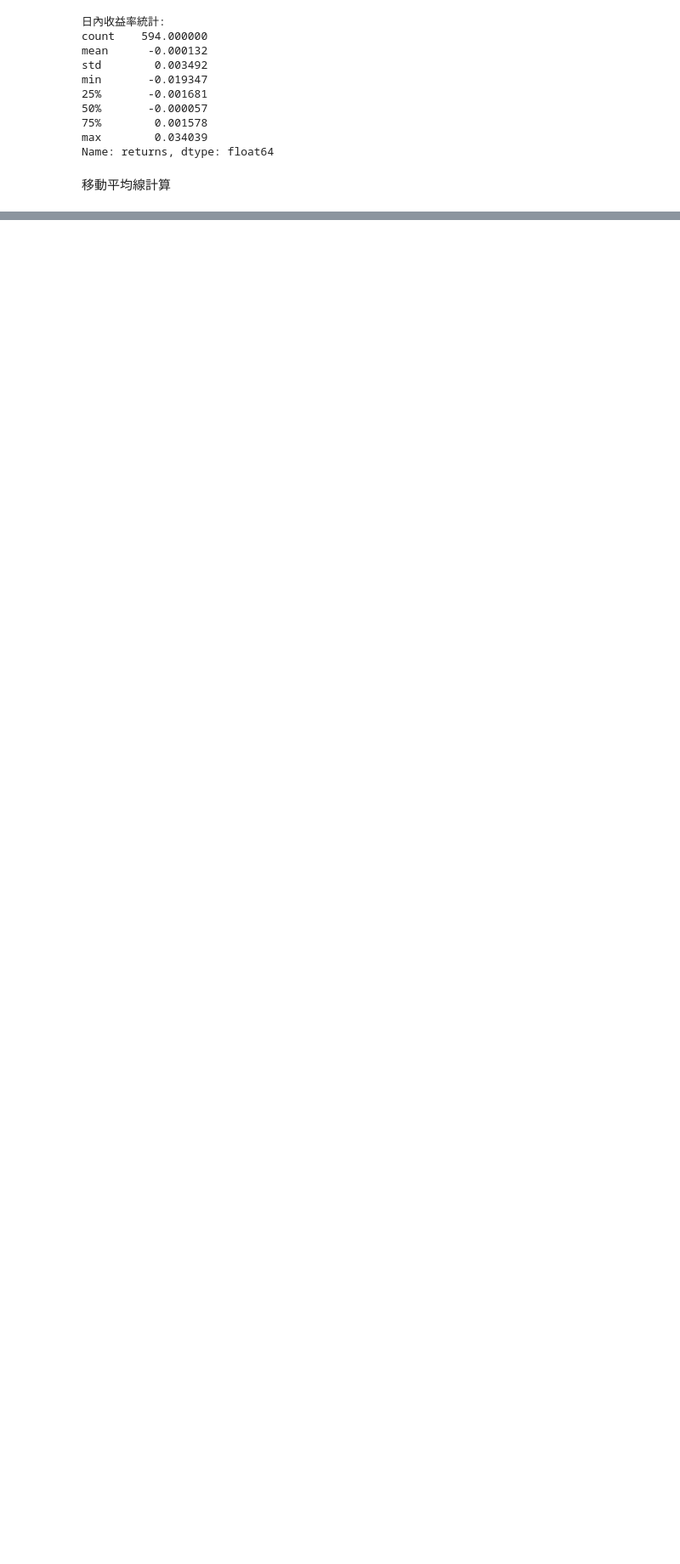
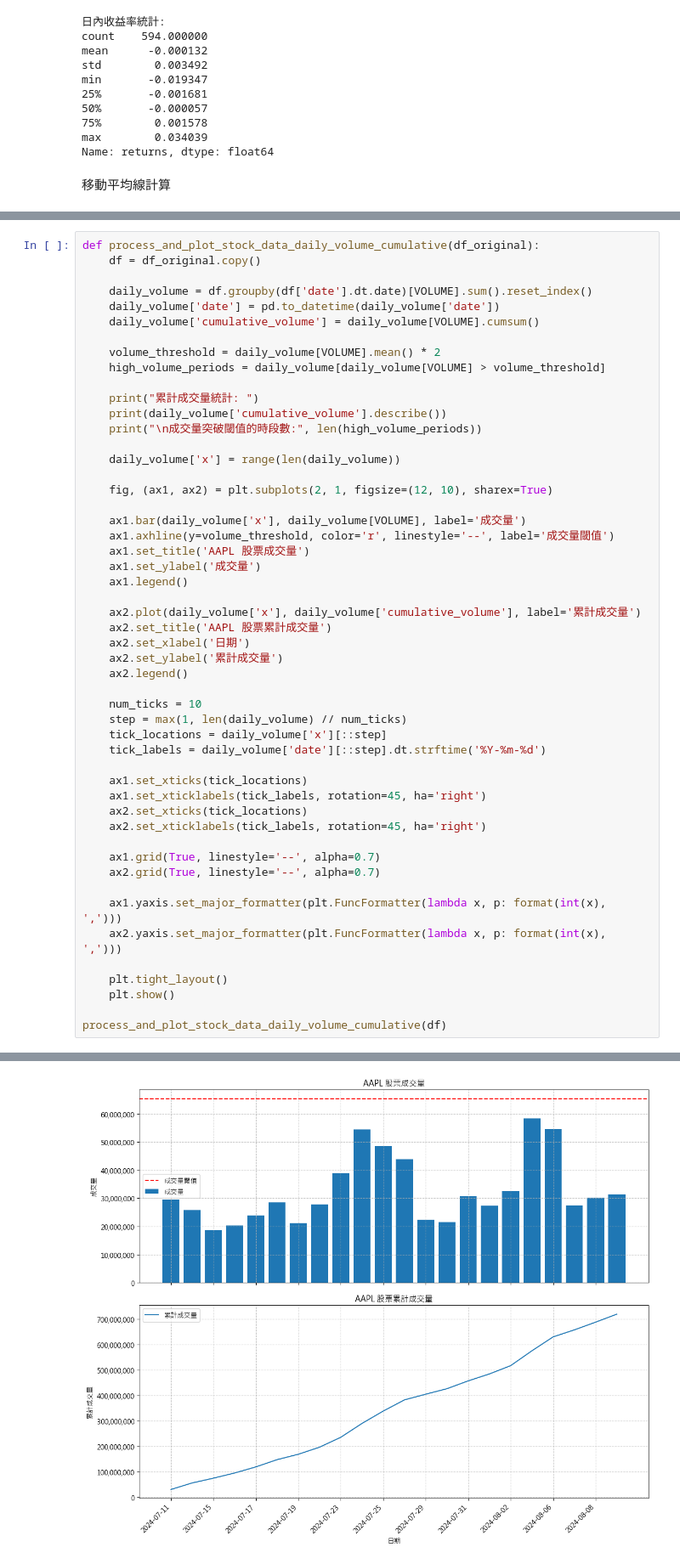
Before and after one commit to HankGuo93/stock-data-pipeline, a Jupyter notebook: stock_data_play_ground.ipynb, the cells around one changed output, grey strips where cells are left out. Shown at 85% size. Cells and saved outputs as stored; diff of their text form; blank space fills up the shorter version.

```diff
--- a/stock_data_play_ground.ipynb
+++ b/stock_data_play_ground.ipynb
@@ -194,0 +339,52 @@ Name: returns, dtype: float64
+# %%
+def process_and_plot_stock_data_daily_volume_cumulative(df_original):
+    df = df_original.copy()
+
+    daily_volume = df.groupby(df['date'].dt.date)[VOLUME].sum().reset_index()
+    daily_volume['date'] = pd.to_datetime(daily_volume['date'])
+    daily_volume['cumulative_volume'] = daily_volume[VOLUME].cumsum()
+
+    volume_threshold = daily_volume[VOLUME].mean() * 2
+    high_volume_periods = daily_volume[daily_volume[VOLUME] > volume_threshold]
+
+    print("累計成交量統計: ")
+    print(daily_volume['cumulative_volume'].describe())
+    print("\n成交量突破閾值的時段數:", len(high_volume_periods))
+
+    daily_volume['x'] = range(len(daily_volume))
+
+    fig, (ax1, ax2) = plt.subplots(2, 1, figsize=(12, 10), sharex=True)
+
+    ax1.bar(daily_volume['x'], daily_volume[VOLUME], label='成交量')
+    ax1.axhline(y=volume_threshold, color='r', linestyle='--', label='成交量閾值')
+    ax1.set_title('AAPL 股票成交量')
+    ax1.set_ylabel('成交量')
+    ax1.legend()
+
+    ax2.plot(daily_volume['x'], daily_volume['cumulative_volume'], label='累計成交量')
+    ax2.set_title('AAPL 股票累計成交量')
+    ax2.set_xlabel('日期')
+    ax2.set_ylabel('累計成交量')
+    ax2.legend()
+
+    num_ticks = 10
+    step = max(1, len(daily_volume) // num_ticks)
+    tick_locations = daily_volume['x'][::step]
+    tick_labels = daily_volume['date'][::step].dt.strftime('%Y-%m-%d')
+
+    ax1.set_xticks(tick_locations)
+    ax1.set_xticklabels(tick_labels, rotation=45, ha='right')
+    ax2.set_xticks(tick_locations)
+    ax2.set_xticklabels(tick_labels, rotation=45, ha='right')
+
+    ax1.grid(True, linestyle='--', alpha=0.7)
+    ax2.grid(True, linestyle='--', alpha=0.7)
+
+    ax1.yaxis.set_major_formatter(plt.FuncFormatter(lambda x, p: format(int(x), ',')))
+    ax2.yaxis.set_major_formatter(plt.FuncFormatter(lambda x, p: format(int(x), ',')))
+
+    plt.tight_layout()
+    plt.show()
+
+process_and_plot_stock_data_daily_volume_cumulative(df)
+# %% [output]
@@ -194,0 +403 @@ Name: returns, dtype: float64
+[figure, added]
```
Also changed, not shown: parts of 12 cells of this notebook.
